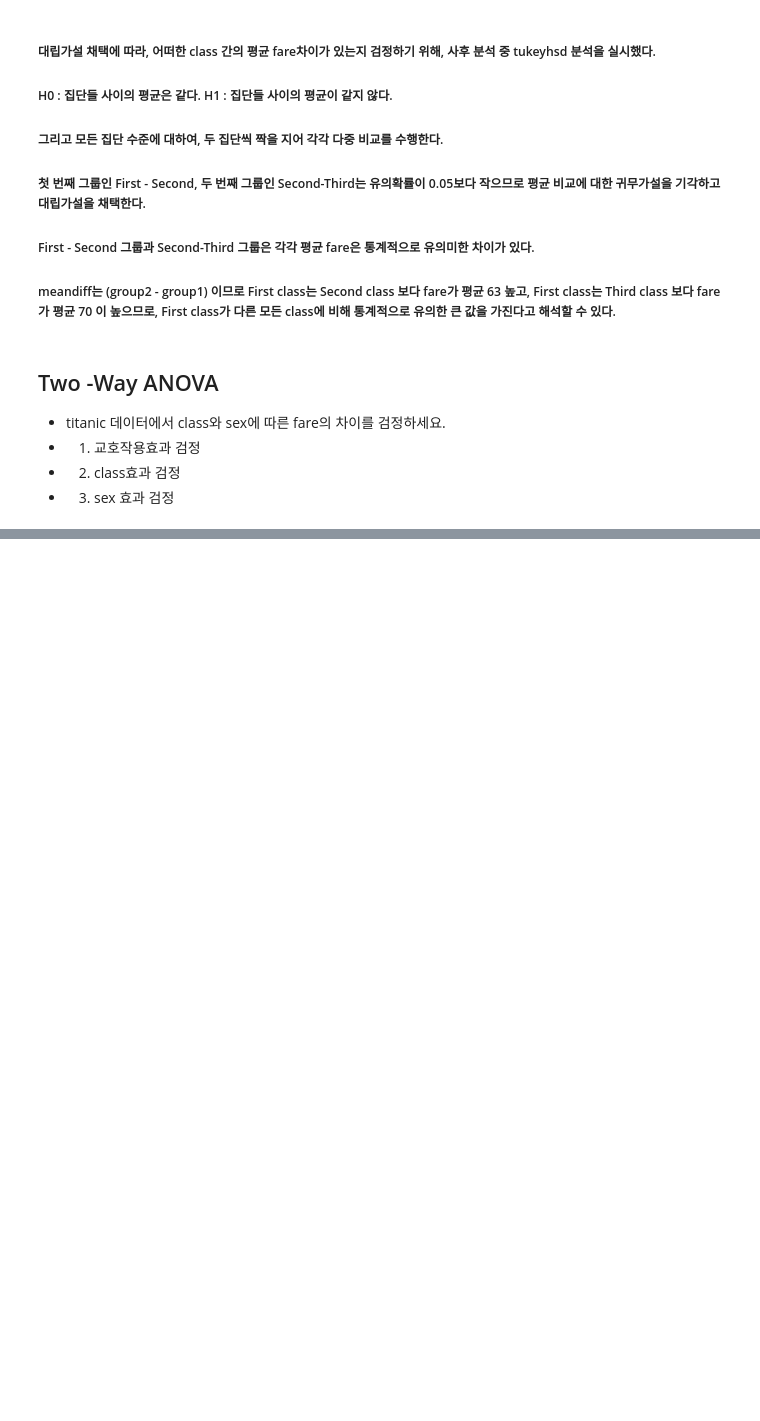
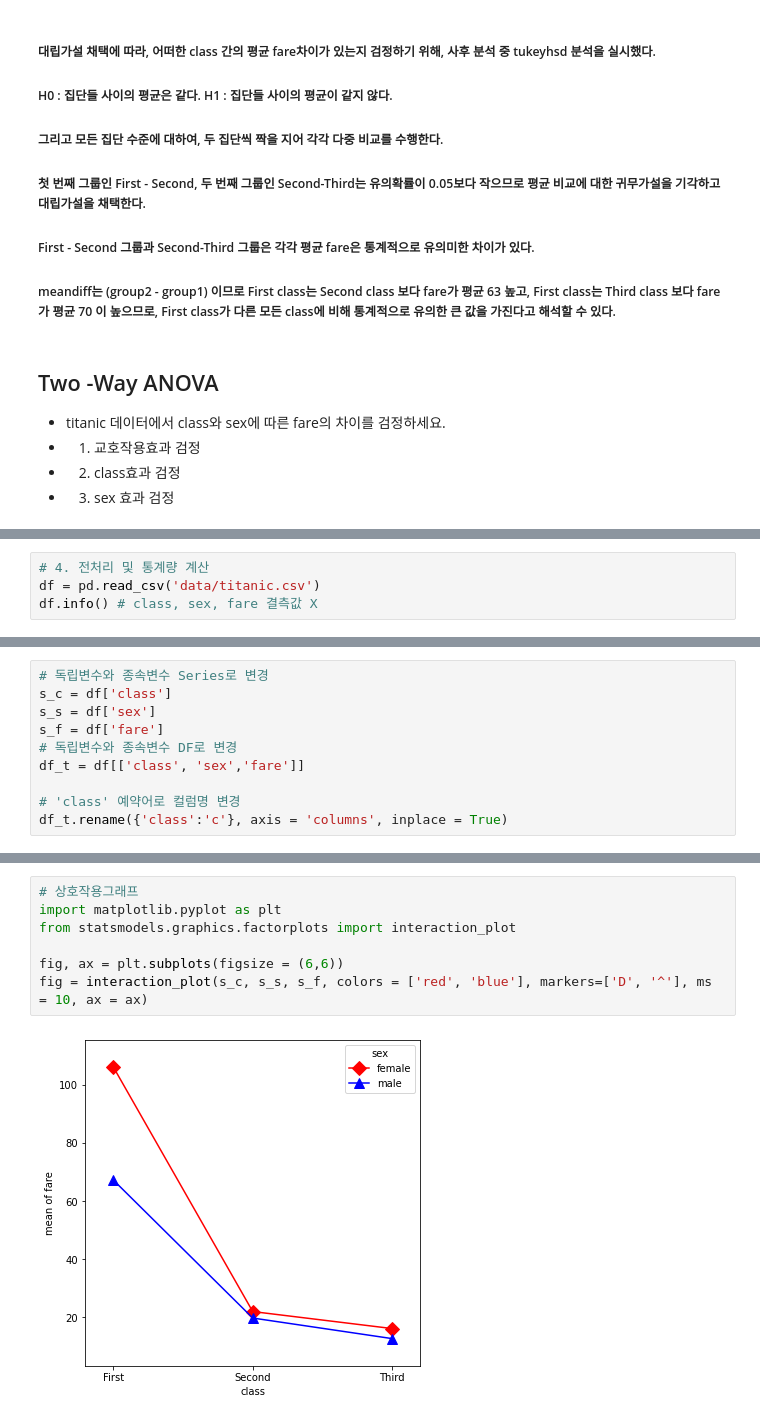
Before and after one commit to blackbutterfly0852/ADP_PRACTICE, a Jupyter notebook: 221017_분산분석.ipynb, the cells around one changed output, grey strips where cells are left out. Cells and saved outputs as stored; diff of their text form; blank space fills up the shorter version.

```diff
--- a/221017_분산분석.ipynb
+++ b/221017_분산분석.ipynb
@@ -132,0 +150,4 @@ fig = tukeyhsd.plot_simultaneous()
+# %%
+# 4. 전처리 및 통계량 계산
+df = pd.read_csv('data/titanic.csv')
+df.info() # class, sex, fare 결측값 X
@@ -132,0 +178,10 @@ fig = tukeyhsd.plot_simultaneous()
+# %%
+# 독립변수와 종속변수 Series로 변경
+s_c = df['class']
+s_s = df['sex']
+s_f = df['fare']
+# 독립변수와 종속변수 DF로 변경
+df_t = df[['class', 'sex','fare']]
+
+# 'class' 예약어로 컬럼명 변경
+df_t.rename({'class':'c'}, axis = 'columns', inplace = True)
@@ -132,0 +221,9 @@ fig = tukeyhsd.plot_simultaneous()
+# %%
+# 상호작용그래프
+import matplotlib.pyplot as plt
+from statsmodels.graphics.factorplots import interaction_plot
+
+fig, ax = plt.subplots(figsize = (6,6))
+fig = interaction_plot(s_c, s_s, s_f, colors = ['red', 'blue'], markers=['D', '^'], ms = 10, ax = ax)
+# %% [output]
+[figure, added]
```
Also changed, not shown: parts of 8 cells of this notebook.
